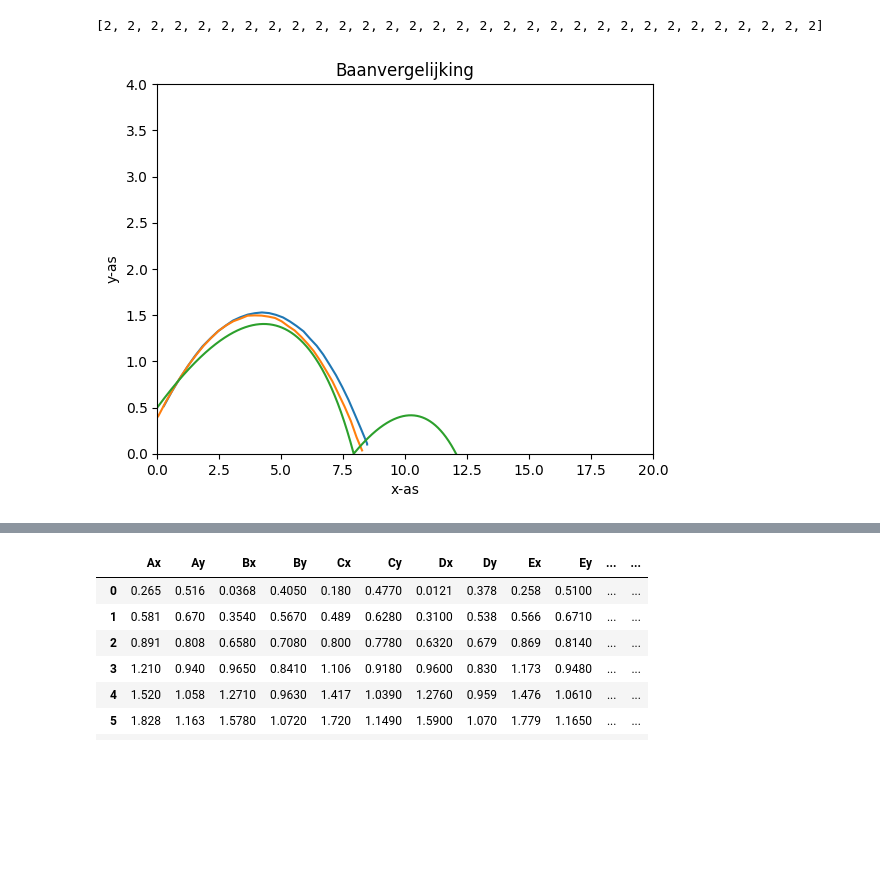
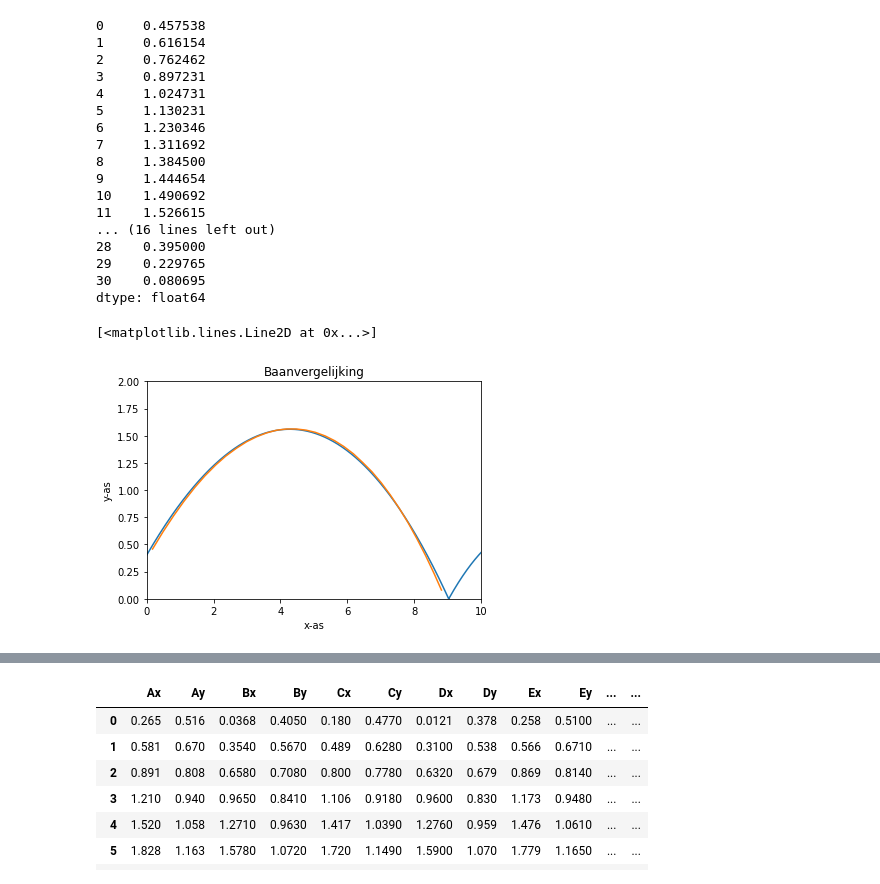
Before and after one commit to shiitprogrammer/Tennisballauncher, a Jupyter notebook: test.ipynb, the cells around one changed output, grey strips where cells are left out. Drawn from its saved outputs; the diff is of its cells as text; code cells hidden in the pictures; blank space fills up the shorter version.

```diff
--- a/test.ipynb
+++ b/test.ipynb
@@ -67,10 +67,10 @@ y= []
 # %%
 
 #### first motion
-while B/-k * m.exp(t*-k)-A*t-(cy-0.5) >= 0:
+while B/-k * m.exp(t*-k)-A*t-(cy-0.4) >= 0:
         t = t + dt
         x.append(v0x/-k * m.exp(t*-k)+cx)
-        z.append(B/-k * m.exp(t*-k)-A*t-(cy-0.5))
+        z.append(B/-k * m.exp(t*-k)-A*t-(cy-0.4))
         #print(x[i],y[i])
         i = i + 1
 # %%
@@ -118,0 +109,6 @@ plt.ylim(0, 4)
+# %%
+df = pd.read_csv(r'C:\Users\Gebruiker\Documents\GitHub\Tennisballauncher\Trackerdata2000.csv')
+# %%
+df_x = df[['Ax','Bx','Cx','Dx','Ex','Fx','Gx','Hx','Ix','Jx','Kx','Lx','Mx','Nx','Ox','Px','Qx','Rx','Sx','Tx','Ux','Vx','Wx','Xx','Yx','Zx']].copy()
+df_x_gemiddelde = df_x.mean(numeric_only=True, axis=1)
+df_x_gemiddelde
@@ -119,19 +133,34 @@ plt.ylim(0, 4)
+# %%
+df_y = df.drop(columns=['Ax','Bx','Cx','Dx','Ex','Fx','Gx','Hx','Ix','Jx','Kx','Lx','Mx','Nx','Ox','Px','Qx','Rx','Sx','Tx','Ux','Vx','Wx','Xx','Yx','Zx'])
+df_y_gemiddelde = df_y.mean(numeric_only=True, axis=1)
+df_y_gemiddelde
+# %% [output]
+0     0.457538
+1     0.616154
+2     0.762462
+3     0.897231
+4     1.024731
+5     1.130231
+6     1.230346
+7     1.311692
+8     1.384500
+9     1.444654
+10    1.490692
+11    1.526615
+... (16 lines left out)
+28    0.395000
+29    0.229765
+30    0.080695
+dtype: float64
 # %%
-df = pd.read_csv(r'C:\Users\Gebruiker\Downloads\Tracker 2000rpm A-Zpuntkomma.csv')
-plt.xlim(0, 20)
-plt.ylim(0, 4)
+
+plt.xlim(0, 10)
+plt.ylim(0, 2)
 plt.title("Baanvergelijking")
 plt.ylabel("y-as")
 plt.xlabel("x-as")
-plt.plot(df["Ax"],df["Ay"])
-plt.plot(df["Bx"],df["By"])
 plt.plot(x,z)
-l = []
-i = 0
-while i <= 31 -1 :
-    l.append(2)
-    i = i+1
-print(l)
+plt.plot(df_x_gemiddelde,df_y_gemiddelde)
 # %% [output]
-[2, 2, 2, 2, 2, 2, 2, 2, 2, 2, 2, 2, 2, 2, 2, 2, 2, 2, 2, 2, 2, 2, 2, 2, 2, 2, 2, 2, 2, 2, 2]
+[<matplotlib.lines.Line2D at 0x...>]
-[figure, old version]
+[figure, new version]
```
Also changed, not shown: parts of 8 cells of this notebook, 1 other file.
